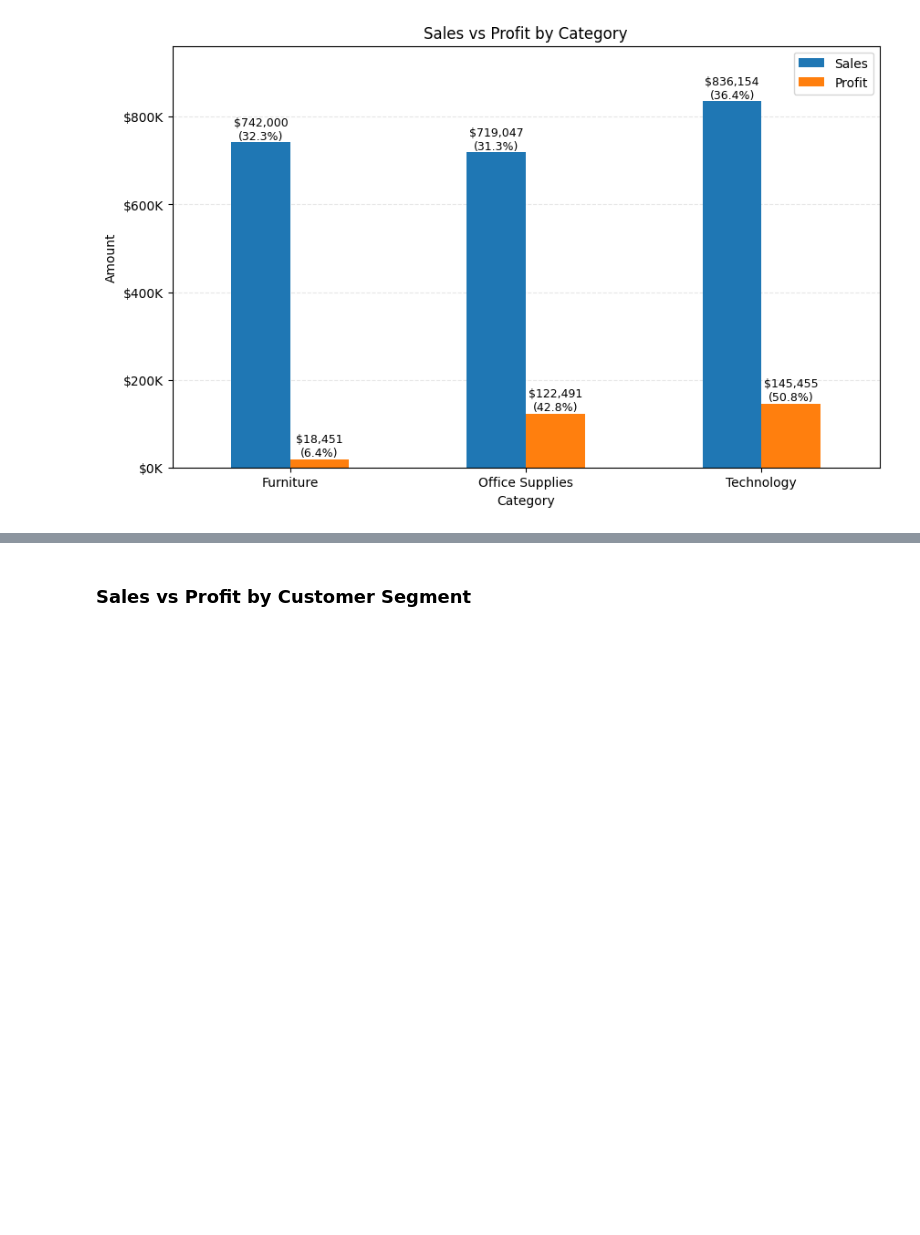
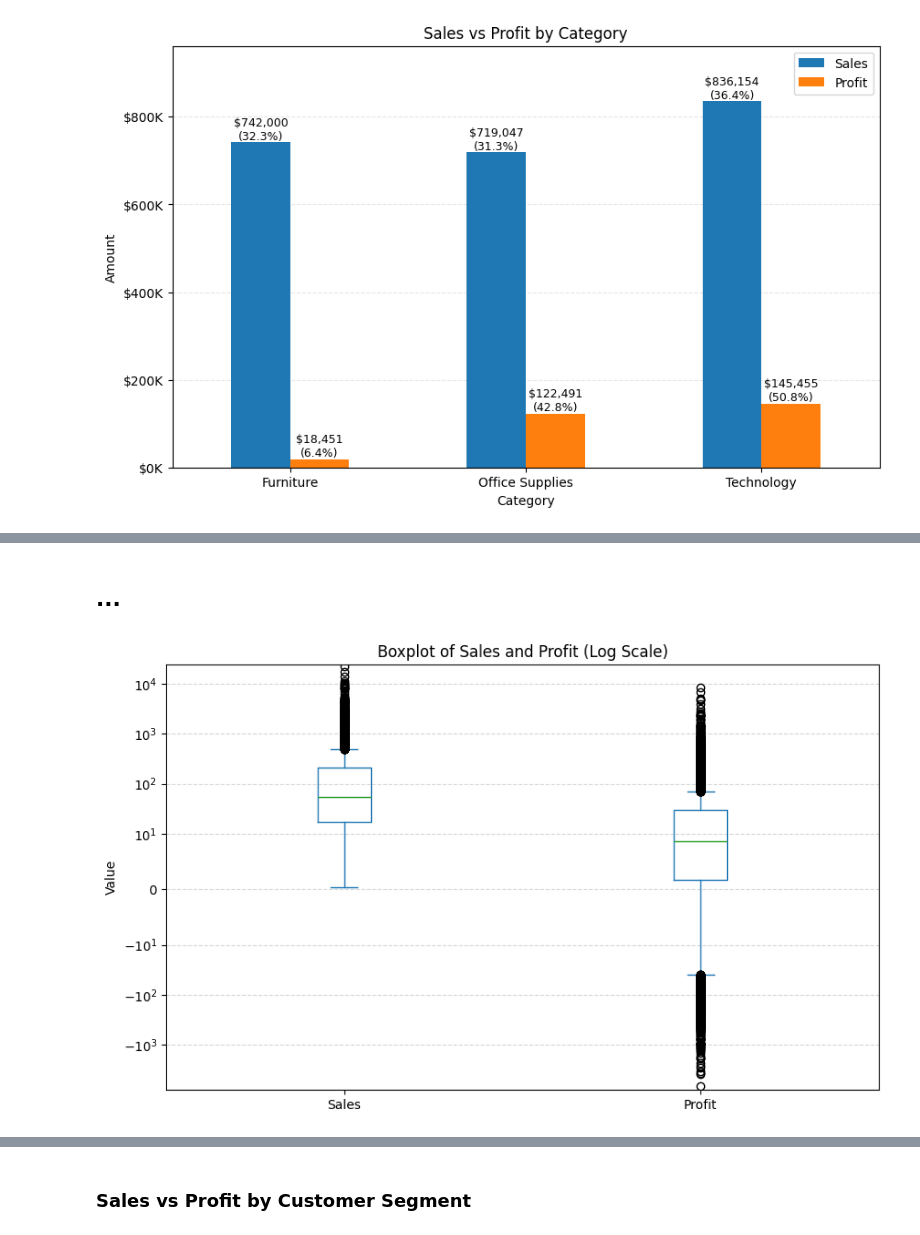
Before and after one commit to victorquoos/superstore-sales-analysis, a Jupyter notebook: notebooks/analysis.ipynb, the cells around one changed output, grey strips where cells are left out. Cells and saved outputs as stored; diff of their text form; code cells hidden in the pictures; blank space fills up the shorter version.

```diff
--- a/notebooks/analysis.ipynb
+++ b/notebooks/analysis.ipynb
@@ -203,0 +244,18 @@ plt.show()
+# %% [markdown]
+## ...
+# %%
+fig, ax = plt.subplots(figsize=(10, 6))
+
+df[["Sales", "Profit"]].plot(kind="box", ax=ax)
+
+ax.set_yscale("symlog", linthresh=10)
+
+ax.set_title("Boxplot of Sales and Profit (Log Scale)")
+ax.set_ylabel("Value")
+
+ax.grid(axis="y", linestyle="--", alpha=0.5)
+ax.set_axisbelow(True)
+
+plt.show()
+# %% [output]
+[figure, added]
```
Also changed, not shown: parts of 16 cells of this notebook.
